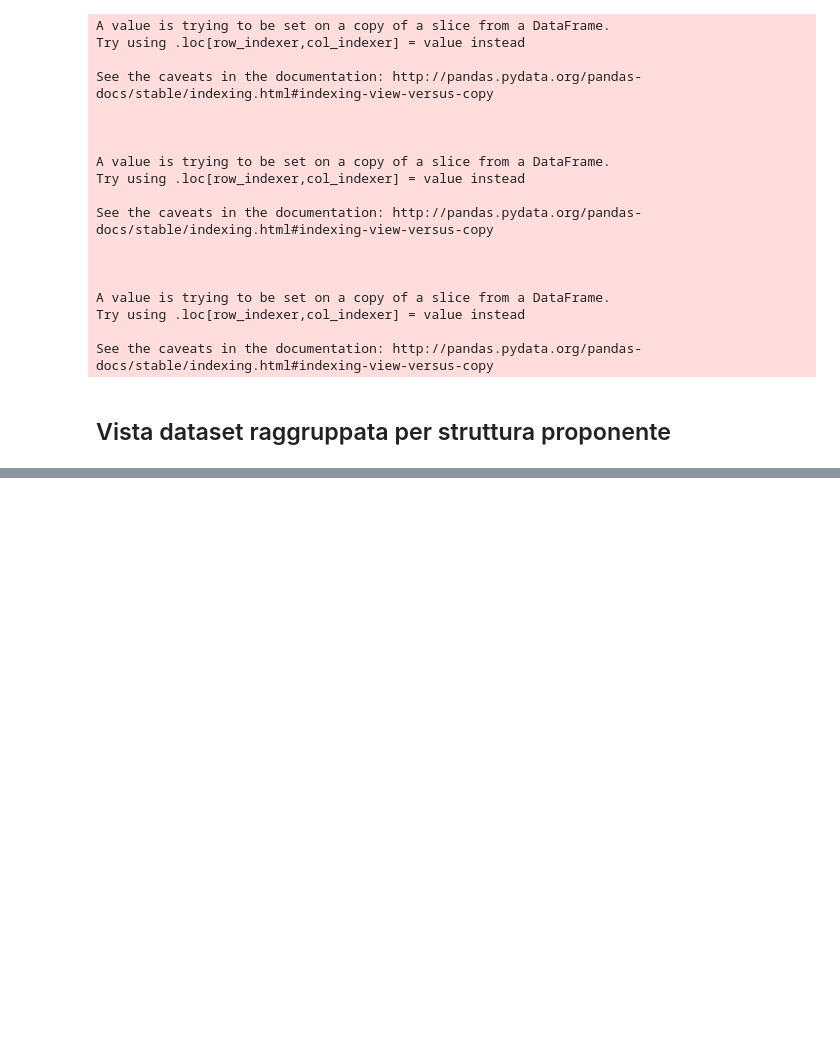
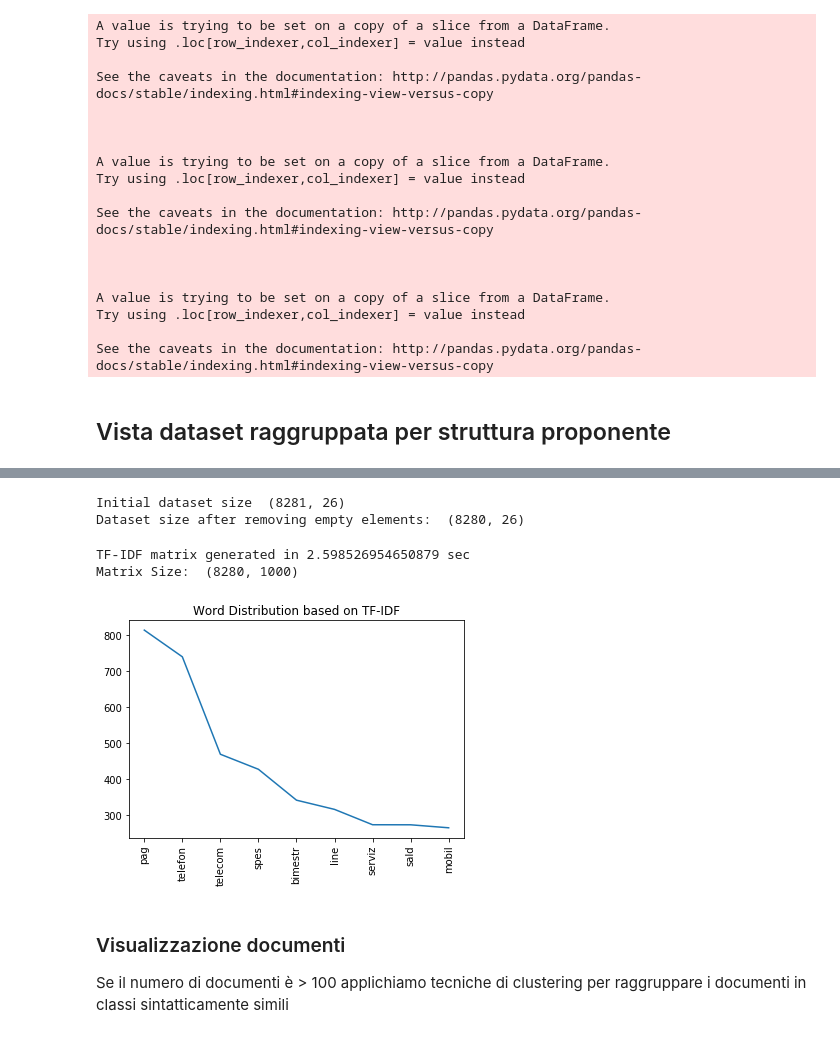
Before and after one commit to fabiana001/anacAnalysis, a Jupyter notebook: notebooks/3_Analisi_singolo_fornitore.ipynb, the cells around one changed output, grey strips where cells are left out. Saved outputs shown, nothing was run; the diff lists cells and outputs as text; code cells hidden in the pictures; blank space fills up the shorter version.

```diff
--- a/notebooks/3_Analisi_singolo_fornitore.ipynb
+++ b/notebooks/3_Analisi_singolo_fornitore.ipynb
@@ -126,0 +212,74 @@ final_df =final_df.reset_index()
+# %%
+print("Initial dataset size ",df_aggiudicatario.shape)
+df_aggiudicatario = df_aggiudicatario.dropna(subset=["oggetto"])
+data = df_aggiudicatario["oggetto"]
+print("Dataset size after removing empty elements: ",df_aggiudicatario.shape)
+# %% [output]
+Initial dataset size  (8281, 26)
+Dataset size after removing empty elements:  (8280, 26)
+# %%
+from sklearn.feature_extraction.text import TfidfVectorizer
+import numpy as np
+from scipy.sparse.csr import csr_matrix #need this if you want to save tfidf_matrix
+from nltk.stem.snowball import ItalianStemmer
+from time import time
+
+import nltk
+#nltk.download('stopwords')
+from nltk.corpus import stopwords
+
+t0 = time()
+
+italian_stemmer = ItalianStemmer()
+
+
+class StemmedCountVectorizer(TfidfVectorizer):
+
+    def build_analyzer(self):
+        analyzer = super(StemmedCountVectorizer, self).build_analyzer()
+        return lambda doc: ([italian_stemmer.stem(w) for w in analyzer(doc)])
+
+tf = StemmedCountVectorizer(token_pattern=u'([a-z]{2,})', max_features=1000, analyzer="word", stop_words=stopwords.words('italian'))
+
+#tf = TfidfVectorizer(token_pattern=u'([a-z]{2,})', max_features=1000, stop_words = stopwords.words('italian'), sublinear_tf=True)
+tfidf_matrix =  tf.fit_transform(data)
+
+total = time() - t0
+print("TF-IDF matrix generated in " + str(total) + " sec")
+print("Matrix Size: ",tfidf_matrix.shape)
+# %% [output]
+TF-IDF matrix generated in 2.598526954650879 sec
+Matrix Size:  (8280, 1000)
+# %%
+def plotTopNWords(sorted_frequents_words, N, title):
+    """frequents_words: list of frequents words. Type: tuple(str, numpy.int64)
+       N: number of words to plot
+    """
+    #most_frequents_words = sorted(sorted_frequents_words, key = lambda x: x[1], reverse=True)
+    x, y = zip(*sorted_frequents_words[1:N]) # unpack a list of pairs into two tuples
+
+    fig = plt.figure()
+    ax1 = fig.add_subplot(111)  # Create matplotlib axes
+    ax1.set_title(title)
+    ax1.plot(x, y)
+
+    for tl in ax1.get_xticklabels():
+        tl.set_rotation(90)
+
+    file_name = 'imgs/top'+str(N)+'_words_plot.png'
+    plt.savefig(file_name) #png
+
+    plt.clf
+    return file_name
+# %%
+top_terms = 10
+
+#Tf-Idf distribution
+scores = zip(tf.get_feature_names(), np.asarray(tfidf_matrix.sum(axis=0)).ravel())
+sorted_scores = sorted(scores, key=lambda x: x[1], reverse=True)
+file_name = plotTopNWords(sorted_scores, top_terms,  "Word Distribution based on TF-IDF")
+# %% [output]
+[figure, added]
+# %% [markdown]
+### Visualizzazione documenti
+Se il numero di documenti è > 100 applichiamo tecniche di clustering per raggruppare i documenti in classi sintatticamente simili
```
Also changed, not shown: parts of 21 cells of this notebook, 13 other files.
